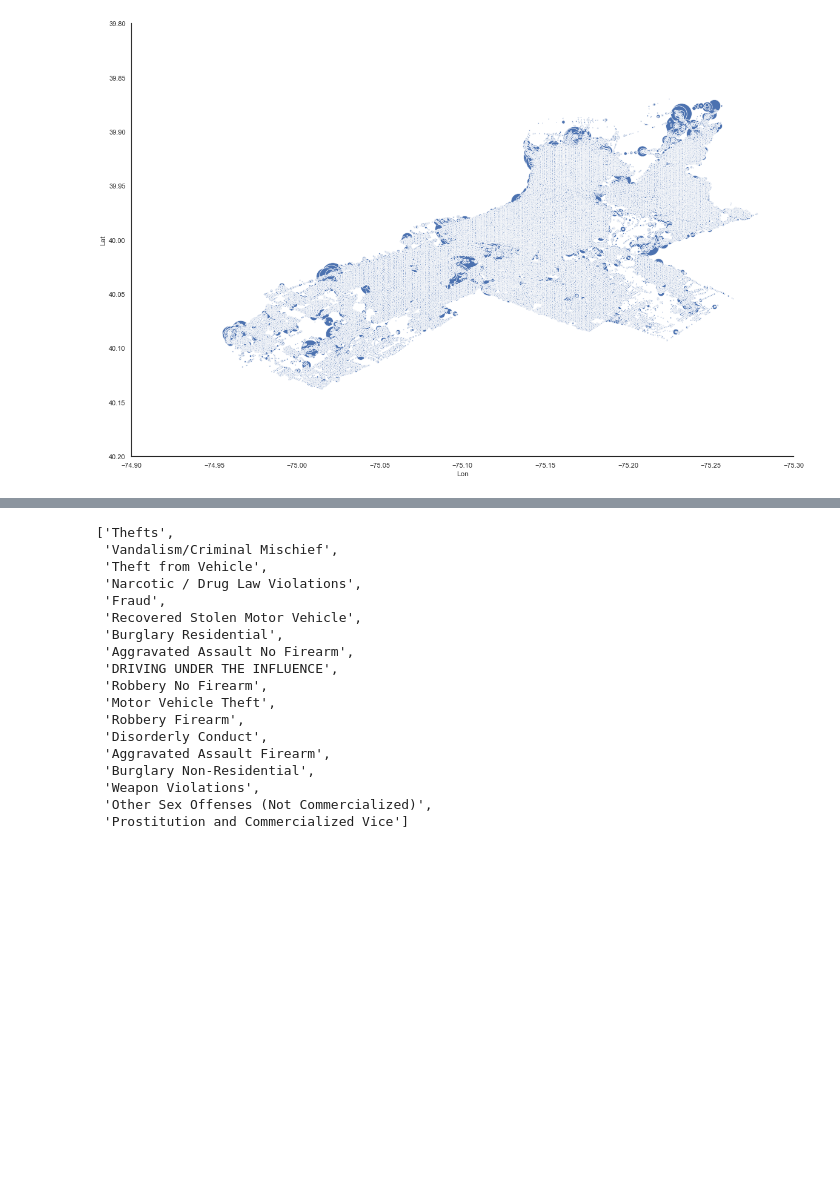
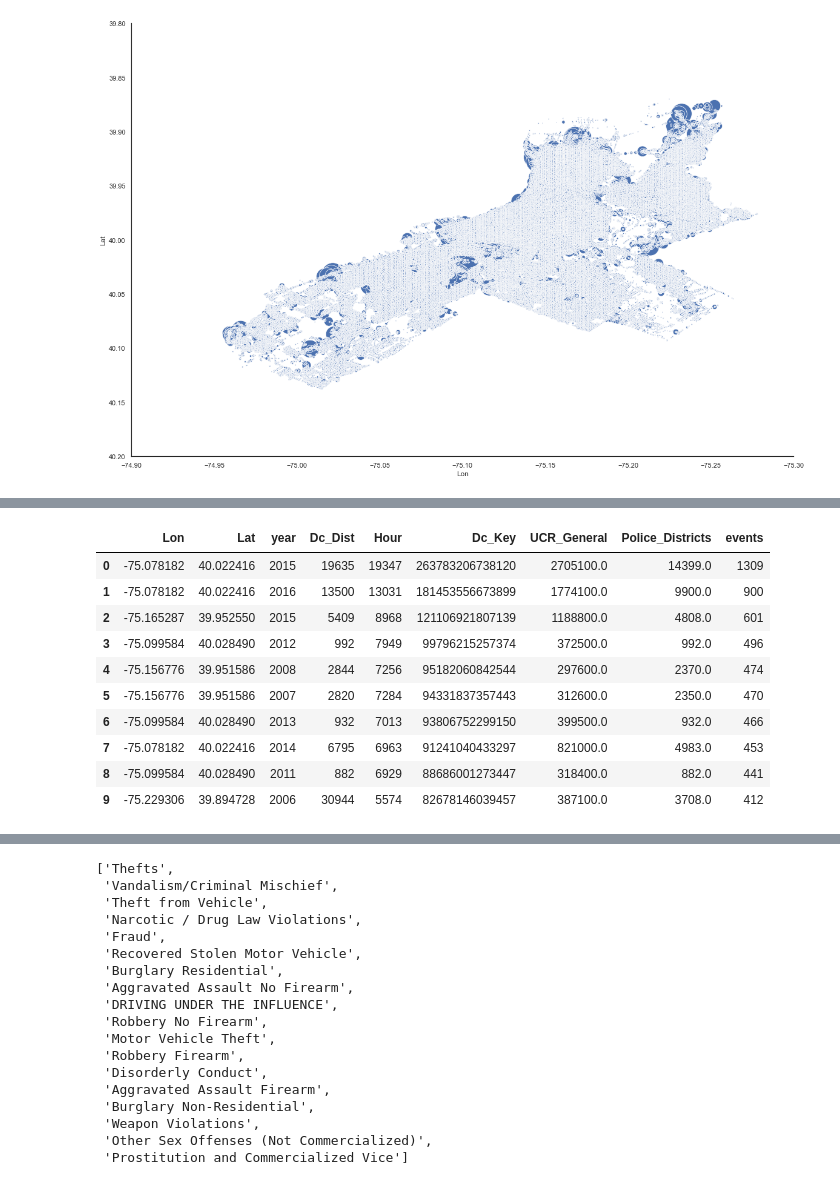
Before and after one commit to hongson6/Crime-in-Philadelphia, a Jupyter notebook: Crime/crimeDataAnalysis.ipynb, the cells around one changed output, grey strips where cells are left out. Cells and saved outputs as stored; diff of their text form; code cells hidden in the pictures; blank space fills up the shorter version.

```diff
--- a/Crime/crimeDataAnalysis.ipynb
+++ b/Crime/crimeDataAnalysis.ipynb
@@ -178,0 +195,17 @@ plt.xlim(-74.9,-75.3)
+# %%
+#Grouping the data by their Geo location and Year and sorting backwards
+
+groupLonLat = crimeData.groupby(['Lon', 'Lat', 'year']).sum().sort_values("events", ascending = False).reset_index()
+groupLonLat.head(10)
+# %% [output]
+|  | Lon | Lat | year | Dc_Dist | Hour | Dc_Key | UCR_General | Police_Districts | events |
+| 0 | -75.078182 | 40.022416 | 2015 | 19635 | 19347 | 263783206738120 | 2705100.0 | 14399.0 | 1309 |
+| 1 | -75.078182 | 40.022416 | 2016 | 13500 | 13031 | 181453556673899 | 1774100.0 | 9900.0 | 900 |
+| 2 | -75.165287 | 39.952550 | 2015 | 5409 | 8968 | 121106921807139 | 1188800.0 | 4808.0 | 601 |
+| 3 | -75.099584 | 40.028490 | 2012 | 992 | 7949 | 99796215257374 | 372500.0 | 992.0 | 496 |
+| 4 | -75.156776 | 39.951586 | 2008 | 2844 | 7256 | 95182060842544 | 297600.0 | 2370.0 | 474 |
+| 5 | -75.156776 | 39.951586 | 2007 | 2820 | 7284 | 94331837357443 | 312600.0 | 2350.0 | 470 |
+| 6 | -75.099584 | 40.028490 | 2013 | 932 | 7013 | 93806752299150 | 399500.0 | 932.0 | 466 |
+| 7 | -75.078182 | 40.022416 | 2014 | 6795 | 6963 | 91241040433297 | 821000.0 | 4983.0 | 453 |
+| 8 | -75.099584 | 40.028490 | 2011 | 882 | 6929 | 88686001273447 | 318400.0 | 882.0 | 441 |
+| 9 | -75.229306 | 39.894728 | 2006 | 30944 | 5574 | 82678146039457 | 387100.0 | 3708.0 | 412 |
```
Also changed, not shown: parts of 5 cells of this notebook.
